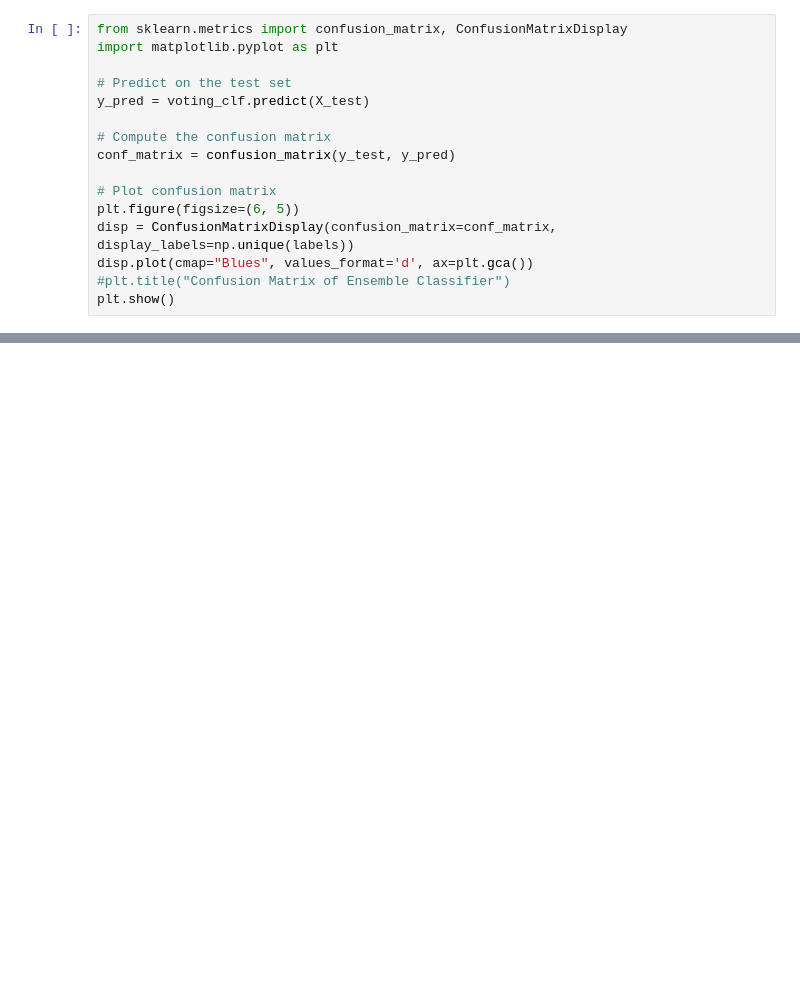
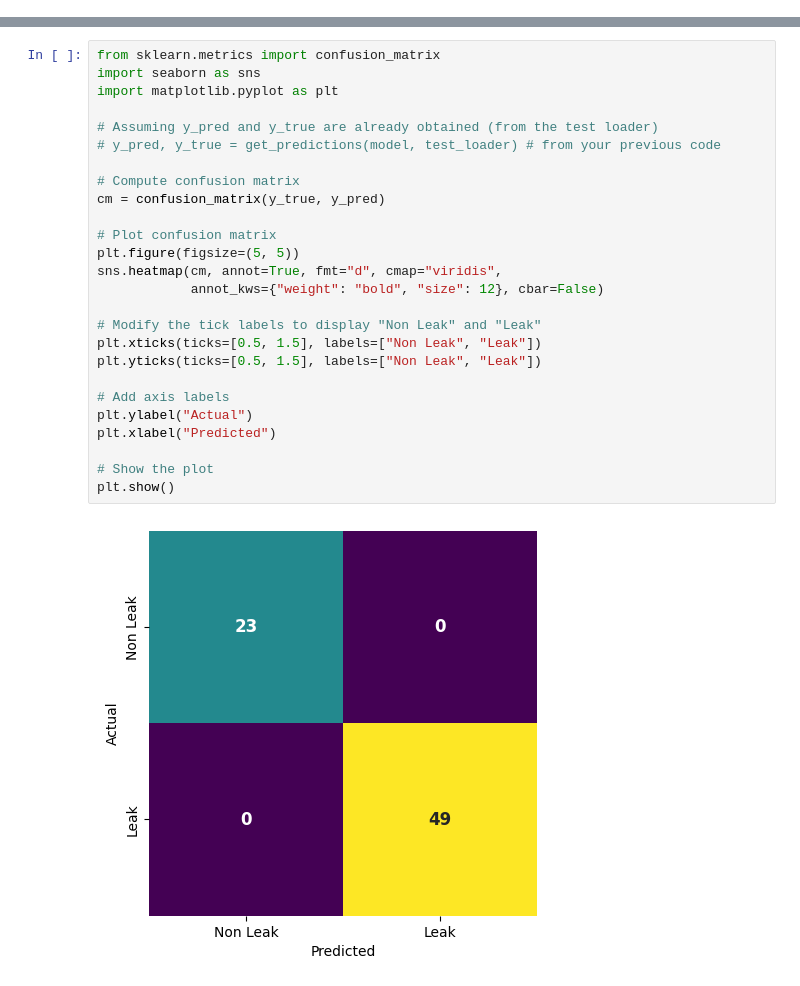
Before and after one commit to engrmuhammadumar/signal-processing-deep-learning, a Jupyter notebook: Implementation/code.ipynb, the cells around one changed output, grey strips where cells are left out. Saved outputs shown, nothing was run; the diff lists cells and outputs as text; blank space fills up the shorter version.

```diff
--- a/Implementation/code.ipynb
+++ b/Implementation/code.ipynb
@@ -455,16 +0,0 @@ ValueError: perplexity must be less than n_samples
-# %%
-from sklearn.metrics import confusion_matrix, ConfusionMatrixDisplay
-import matplotlib.pyplot as plt
-
-# Predict on the test set
-y_pred = voting_clf.predict(X_test)
-
-# Compute the confusion matrix
-conf_matrix = confusion_matrix(y_test, y_pred)
-
-# Plot confusion matrix
-plt.figure(figsize=(6, 5))
-disp = ConfusionMatrixDisplay(confusion_matrix=conf_matrix, display_labels=np.unique(labels))
-disp.plot(cmap="Blues", values_format='d', ax=plt.gca())
-#plt.title("Confusion Matrix of Ensemble Classifier")
-plt.show()
@@ -1099,0 +175,28 @@ Error:
+# %%
+from sklearn.metrics import confusion_matrix
+import seaborn as sns
+import matplotlib.pyplot as plt
+
+# Assuming y_pred and y_true are already obtained (from the test loader)
+# y_pred, y_true = get_predictions(model, test_loader) # from your previous code
+
+# Compute confusion matrix
+cm = confusion_matrix(y_true, y_pred)
+
+# Plot confusion matrix
+plt.figure(figsize=(5, 5))
+sns.heatmap(cm, annot=True, fmt="d", cmap="viridis",
+            annot_kws={"weight": "bold", "size": 12}, cbar=False)
+
+# Modify the tick labels to display "Non Leak" and "Leak"
+plt.xticks(ticks=[0.5, 1.5], labels=["Non Leak", "Leak"])
+plt.yticks(ticks=[0.5, 1.5], labels=["Non Leak", "Leak"])
+
+# Add axis labels
+plt.ylabel("Actual")
+plt.xlabel("Predicted")
+
+# Show the plot
+plt.show()
+# %% [output]
+[figure, added]
```
Also changed, not shown: parts of 53 cells of this notebook.
